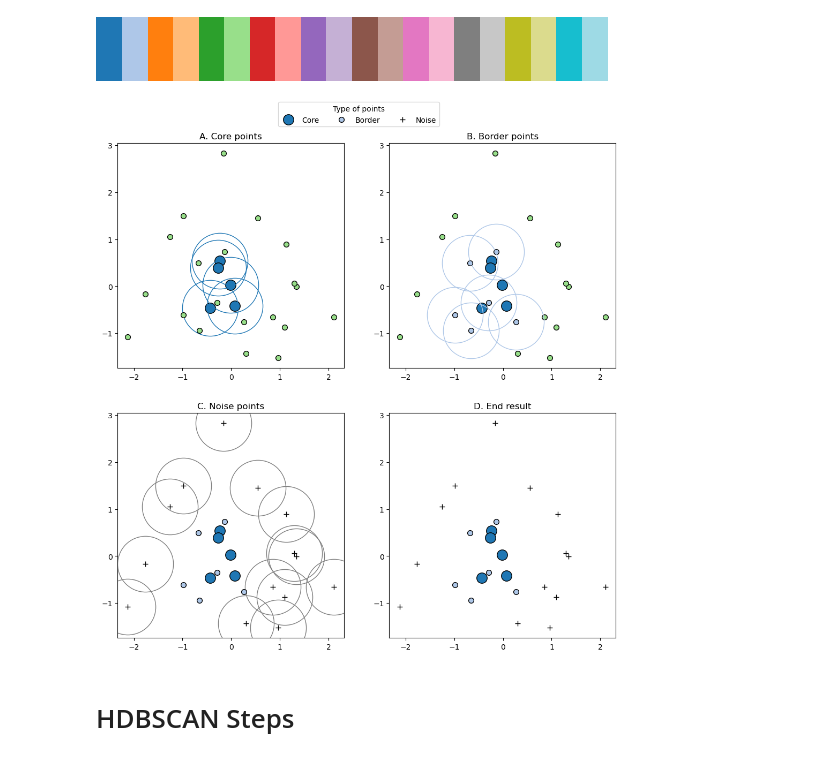
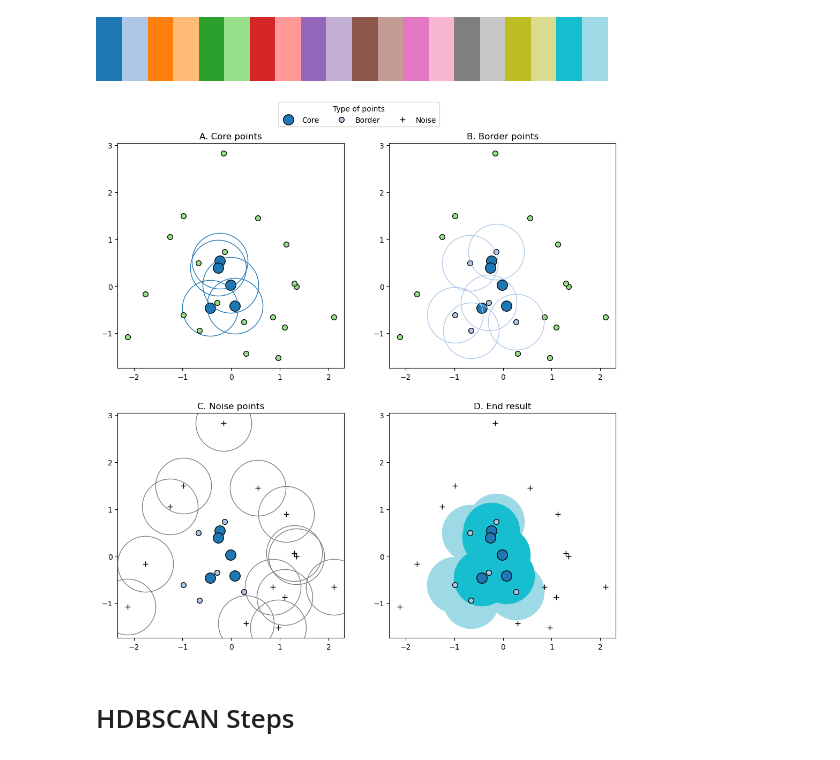
Before and after one commit to MiguelHeCa/tfm-nlp, a Jupyter notebook: notebooks/plots_scores.ipynb, the cells around one changed output. Cells and saved outputs as stored; diff of their text form; code cells hidden in the pictures.

Commit message:
Doing final modifications and plots

```diff
--- a/notebooks/plots_scores.ipynb
+++ b/notebooks/plots_scores.ipynb
@@ -693,6 +691,28 @@ axes[1][0].plot(
 )
 
 # All
+
+
+axes[1][1].plot(
+    xy_border[:, 0],
+    xy_border[:, 1],
+    "o",
+    markerfacecolor=cmap.colors[-1], # 'none',
+    markeredgecolor=cmap.colors[-1],
+    markersize=eps_radius,
+    # alpha=0.5
+)
+
+axes[1][1].plot(
+    xy_core[:, 0],
+    xy_core[:, 1],
+    "o",
+    markerfacecolor=cmap.colors[-2], # 'none'
+    markeredgecolor=cmap.colors[-2],
+    markersize=eps_radius,
+    # alpha=0.5
+)
+
 axes[1][1].plot(
     xy_core[:, 0],
     xy_core[:, 1],
@@ -706,35 +726,35 @@ axes[1][1].plot(
 axes[1][1].plot(
     xy_border[:, 0],
     xy_border[:, 1],
     shape_border,
     markerfacecolor=cmap.colors[1],
     markeredgecolor="k",
     markersize=m_size,
     label='Border'
 )
 
 axes[1][1].plot(
     xy_noise[:, 0],
     xy_noise[:, 1],
     shape_noise,
     markerfacecolor=cmap.colors[-6],
     markeredgecolor="k",
     markersize=m_size,
     label='Noise'
 )
 
 axes[0][0].set_title('A. Core points')
 axes[0][1].set_title('B. Border points')
 axes[1][0].set_title('C. Noise points')
 axes[1][1].set_title('D. End result')
 
 handles, labs = axes[1][1].get_legend_handles_labels()
 fig.legend(handles, labs, title='Type of points', loc='upper center', bbox_to_anchor=(0.5,0.95), ncol=3)
 
-plt.savefig('dbscan_steps.png', dpi=300, bbox_inches='tight')
+plt.savefig('../img/dbscan_steps.png', dpi=300, bbox_inches='tight')
 plt.show()
 # %% [output]
-[figure, old version]
+[figure, new version]
 # %% [markdown]
 # HDBSCAN Steps
 # %%
```
Also changed, not shown: parts of 2 cells of this notebook, 6 other files.
